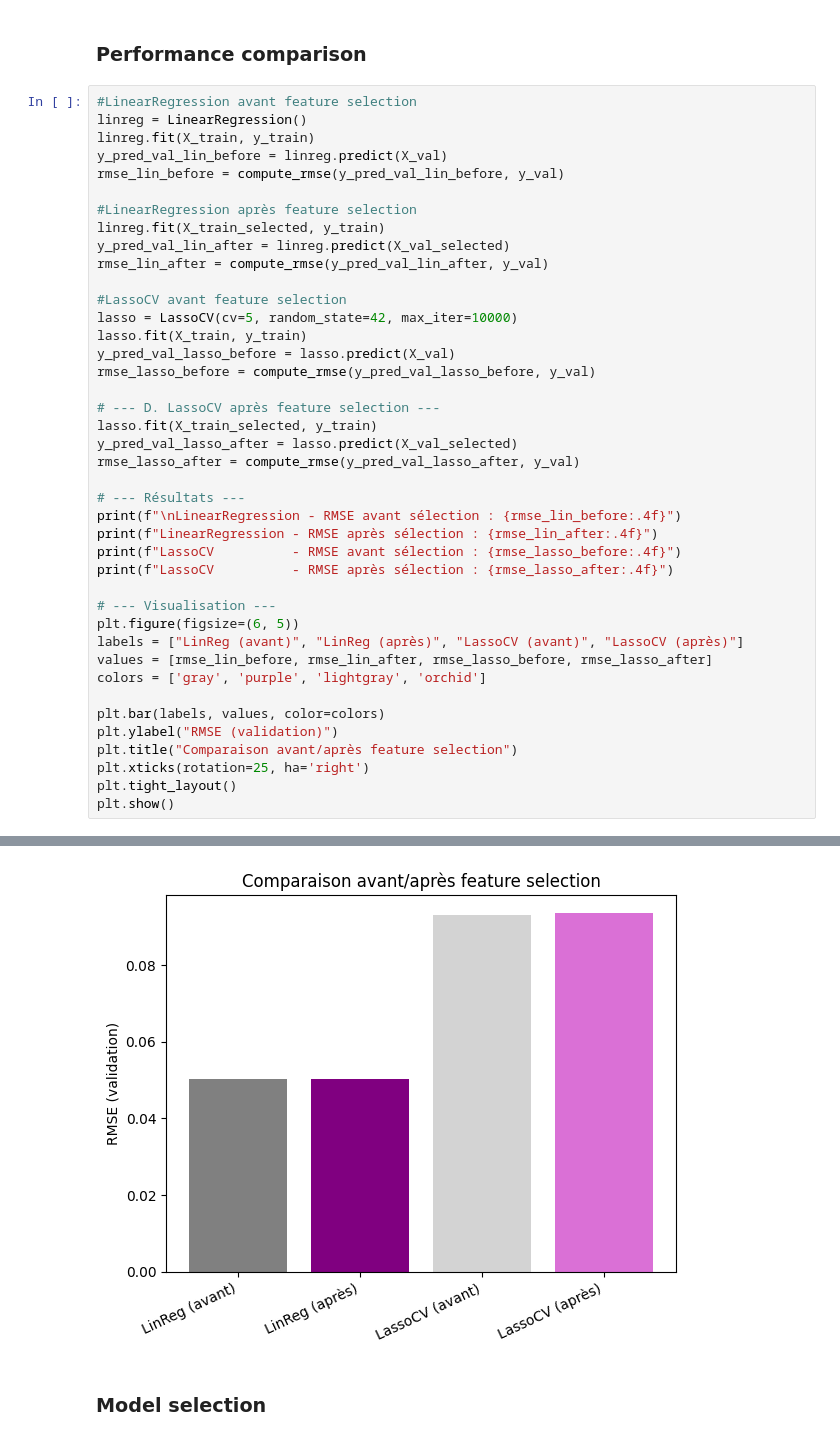
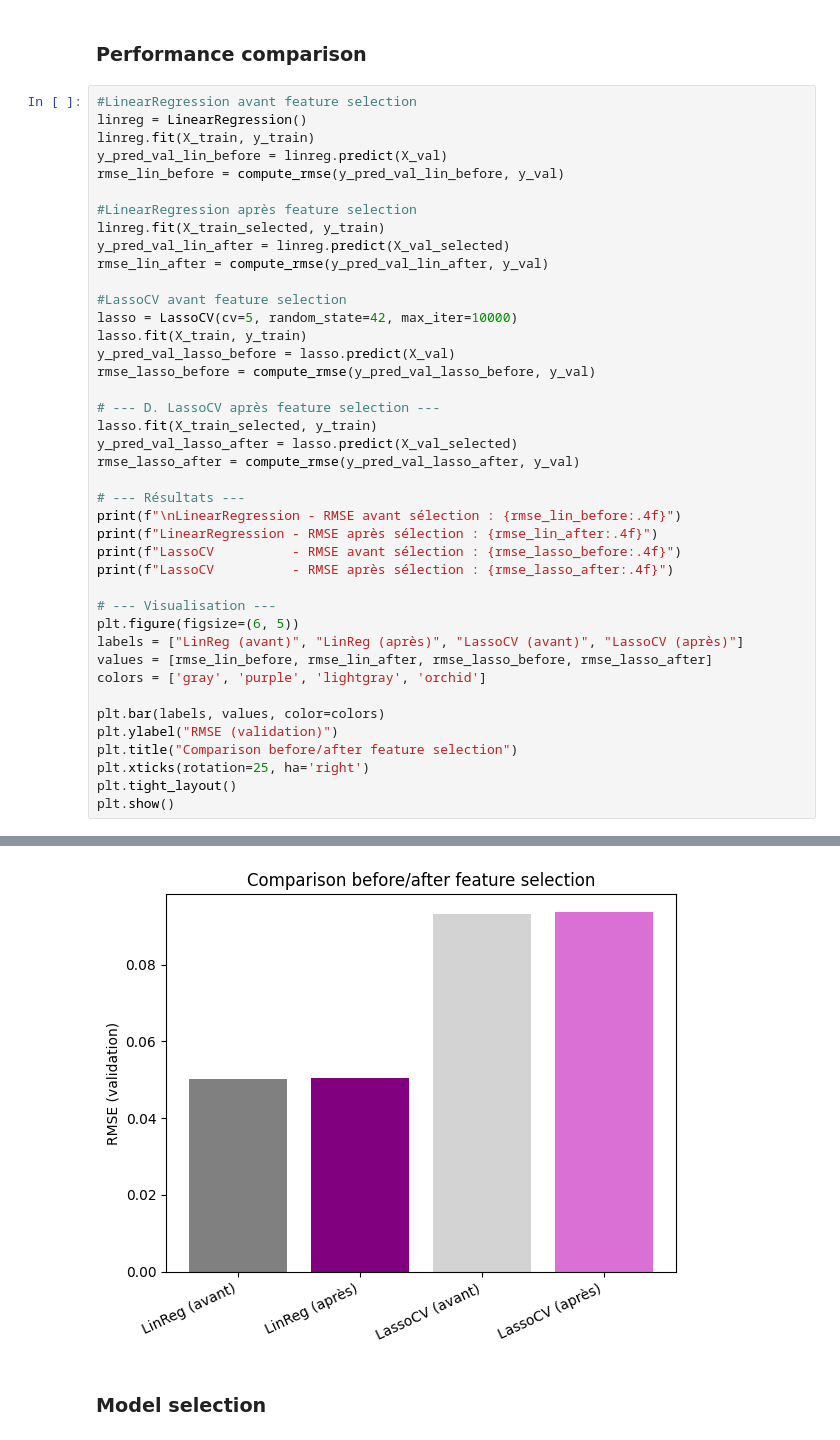
Before and after one commit to thomasrixen/LELEC2870-Project, a Jupyter notebook: Part1/Part1.ipynb, the cells around one changed output, grey strips where cells are left out. Saved outputs shown, nothing was run; the diff lists cells and outputs as text.

```diff
--- a/Part1/Part1.ipynb
+++ b/Part1/Part1.ipynb
@@ -243,35 +243,35 @@ lasso.fit(X_train, y_train)
 y_pred_val_lasso_before = lasso.predict(X_val)
 rmse_lasso_before = compute_rmse(y_pred_val_lasso_before, y_val)
 
 # --- D. LassoCV après feature selection ---
 lasso.fit(X_train_selected, y_train)
 y_pred_val_lasso_after = lasso.predict(X_val_selected)
 rmse_lasso_after = compute_rmse(y_pred_val_lasso_after, y_val)
 
 # --- Résultats ---
 print(f"\nLinearRegression - RMSE avant sélection : {rmse_lin_before:.4f}")
 print(f"LinearRegression - RMSE après sélection : {rmse_lin_after:.4f}")
 print(f"LassoCV          - RMSE avant sélection : {rmse_lasso_before:.4f}")
 print(f"LassoCV          - RMSE après sélection : {rmse_lasso_after:.4f}")
 
 # --- Visualisation ---
 plt.figure(figsize=(6, 5))
 labels = ["LinReg (avant)", "LinReg (après)", "LassoCV (avant)", "LassoCV (après)"]
 values = [rmse_lin_before, rmse_lin_after, rmse_lasso_before, rmse_lasso_after]
 colors = ['gray', 'purple', 'lightgray', 'orchid']
 
 plt.bar(labels, values, color=colors)
 plt.ylabel("RMSE (validation)")
-plt.title("Comparaison avant/après feature selection")
+plt.title("Comparison before/after feature selection")
 plt.xticks(rotation=25, ha='right')
 plt.tight_layout()
 plt.show()
 # %% [output]
 LinearRegression - RMSE avant sélection : 0.0502
 LinearRegression - RMSE après sélection : 0.0503
 LassoCV          - RMSE avant sélection : 0.0932
 LassoCV          - RMSE après sélection : 0.0936
-[figure, old version]
+[figure, new version]
 # %% [markdown]
 ### Model selection
 # %%
```
Also changed, not shown: parts of 1 cell of this notebook, 1 other file.
